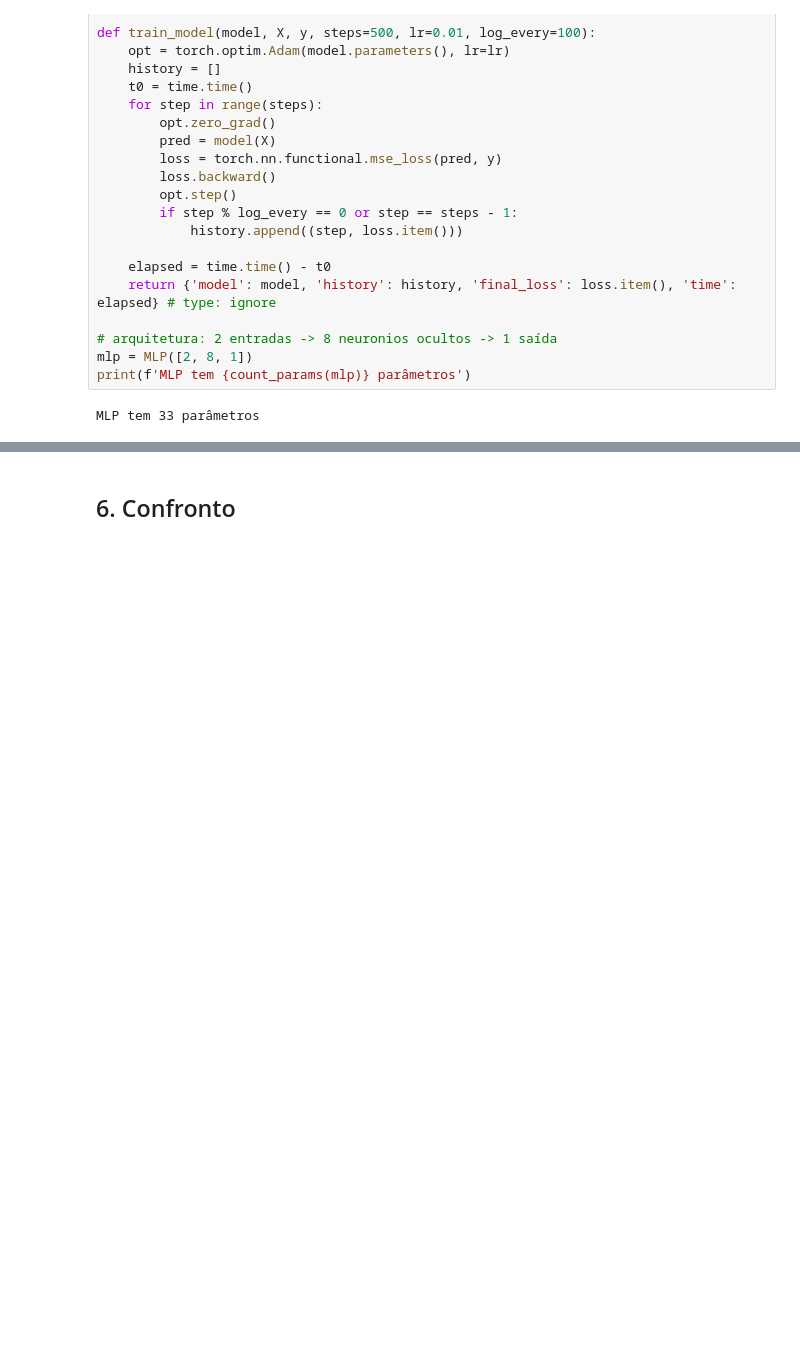
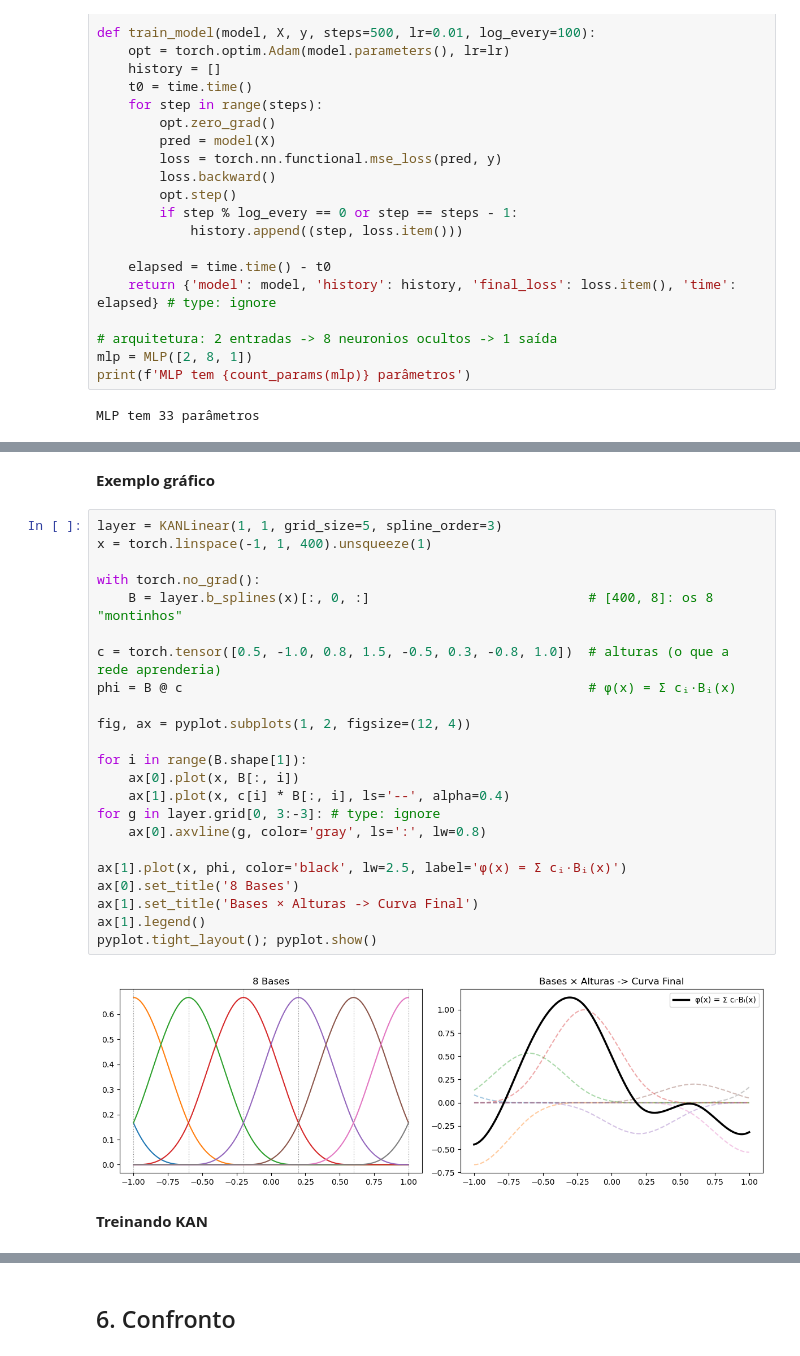
Before and after one commit to evertongago/kan, a Jupyter notebook: kan.ipynb, the cells around one changed output, grey strips where cells are left out. Drawn from its saved outputs; the diff is of its cells as text; blank space fills up the shorter version.

```diff
--- a/kan.ipynb
+++ b/kan.ipynb
@@ -203,6 +211,35 @@ print('Mesmo shape externo, muito mais parâmetros. Cada aresta carrega uma spli
 # %% [output]
 KAN tem 216 parâmetros (MLP tinha 33)
 Mesmo shape externo, muito mais parâmetros. Cada aresta carrega uma spline
+# %% [markdown]
+**Exemplo gráfico**
+# %%
+layer = KANLinear(1, 1, grid_size=5, spline_order=3)
+x = torch.linspace(-1, 1, 400).unsqueeze(1)
+
+with torch.no_grad():
+    B = layer.b_splines(x)[:, 0, :]                            # [400, 8]: os 8 "montinhos"
+
+c = torch.tensor([0.5, -1.0, 0.8, 1.5, -0.5, 0.3, -0.8, 1.0])  # alturas (o que a rede aprenderia)
+phi = B @ c                                                    # φ(x) = Σ cᵢ·Bᵢ(x)
+
+fig, ax = pyplot.subplots(1, 2, figsize=(12, 4))
+
+for i in range(B.shape[1]):
+    ax[0].plot(x, B[:, i])
+    ax[1].plot(x, c[i] * B[:, i], ls='--', alpha=0.4)
+for g in layer.grid[0, 3:-3]: # type: ignore
+    ax[0].axvline(g, color='gray', ls=':', lw=0.8)
+
+ax[1].plot(x, phi, color='black', lw=2.5, label='φ(x) = Σ cᵢ·Bᵢ(x)')
+ax[0].set_title('8 Bases')
+ax[1].set_title('Bases × Alturas -> Curva Final')
+ax[1].legend()
+pyplot.tight_layout(); pyplot.show()
+# %% [output]
+[figure, added]
+# %% [markdown]
+**Treinando KAN**
 # %%
 kan_result = train_model(kan, X_train, y_train, steps=500, lr=0.01)
 print(f'[KAN] loss final de treino: {kan_result["final_loss"]:.5f}')
```
Also changed, not shown: parts of 8 cells of this notebook.
